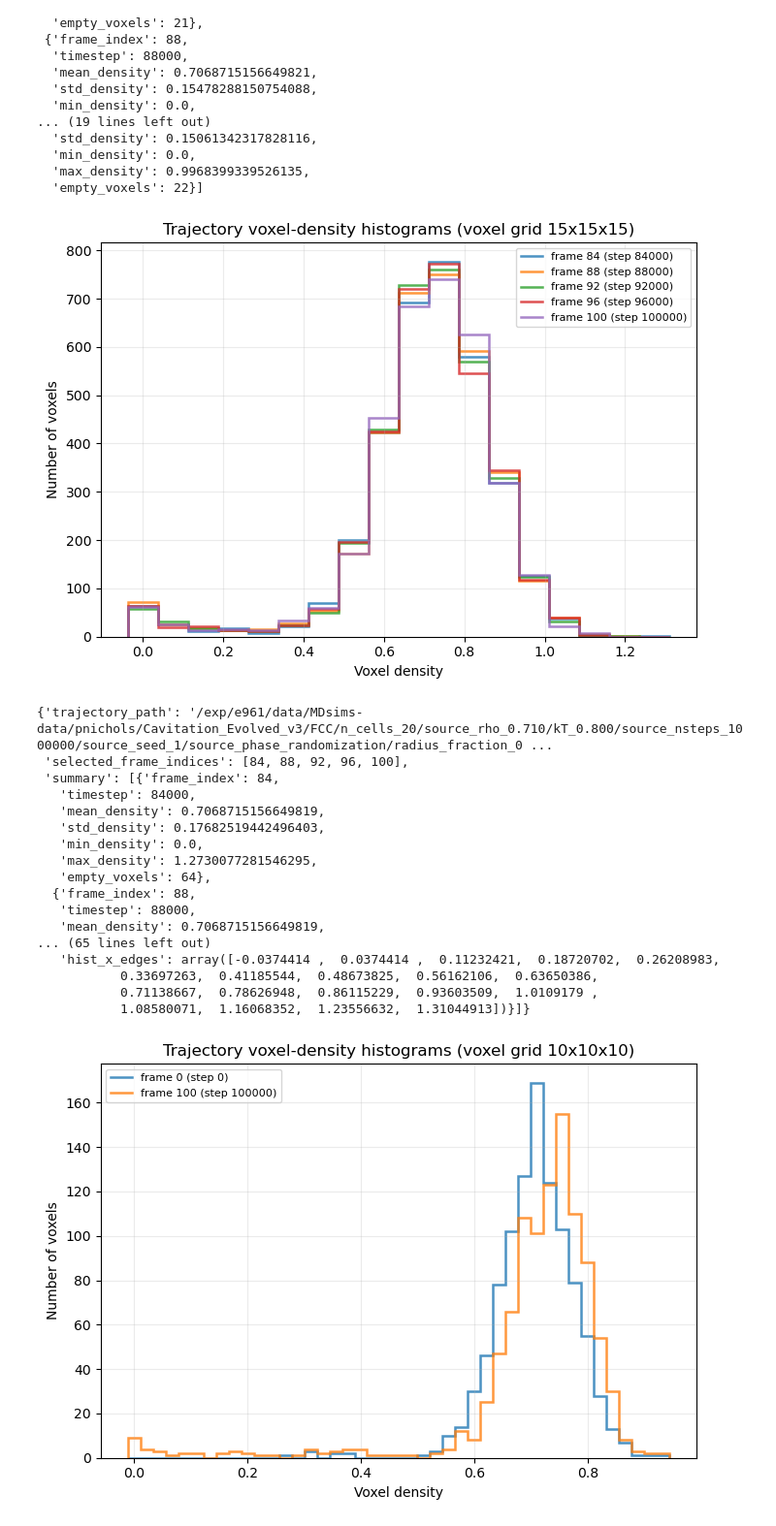
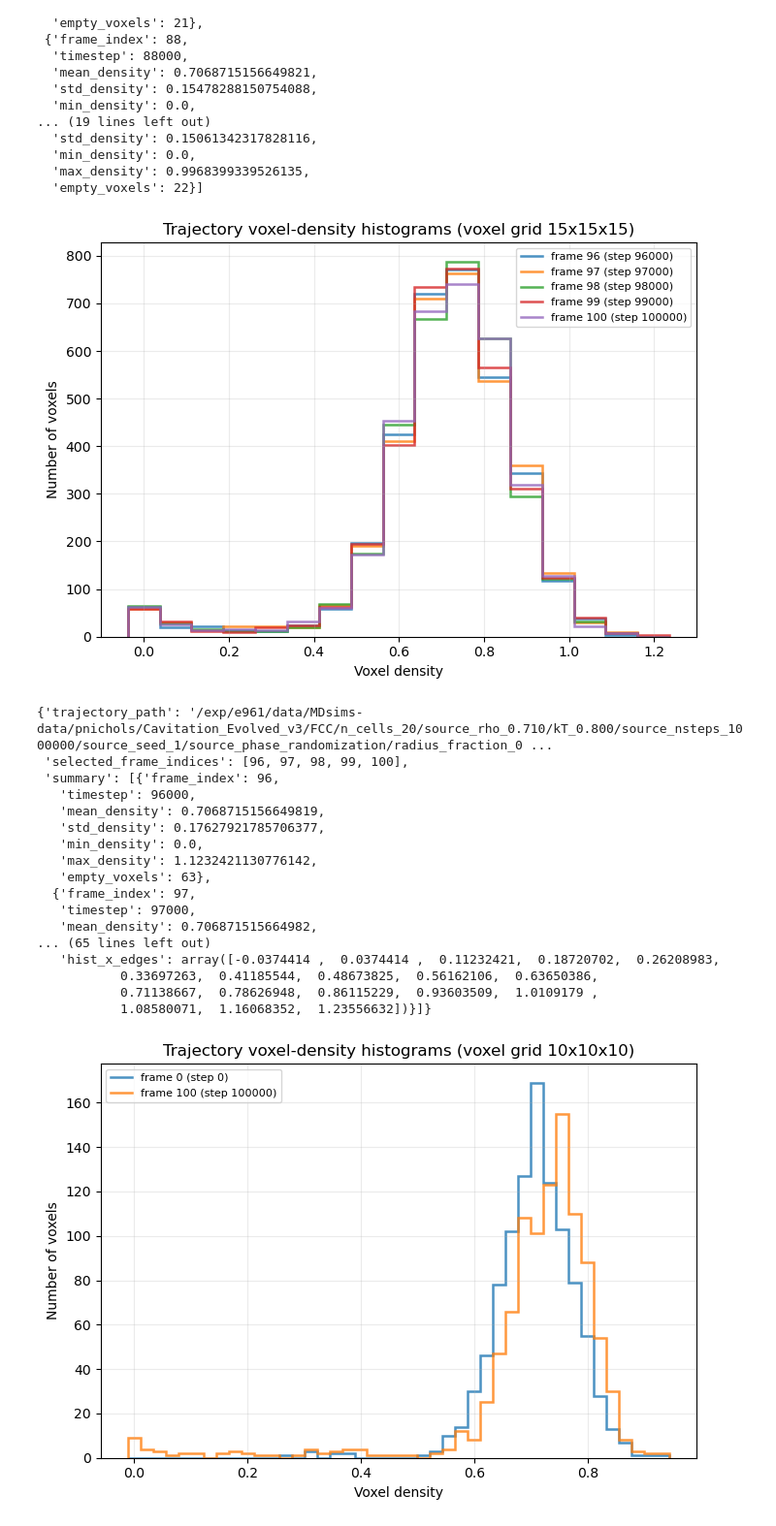
Before and after one commit to SBC-Collaboration/MDsims, a Jupyter notebook: Sandbox.ipynb, the cells around one changed output. Shown at 97% size. Drawn from its saved outputs; the diff is of its cells as text; code cells hidden in the pictures.

```diff
--- a/Sandbox.ipynb
+++ b/Sandbox.ipynb
@@ -123,29 +125,29 @@ voxel_hist["summary"]
 # %%
 vh.plot_trajectory_voxel_histograms(
     evolution,
     nbins=15,
     last_n=5,
-    skip=4,
+    skip=1,
 )
 # %% [output]
-[figure, old version]
+[figure, new version]
 {'trajectory_path': '/exp/e961/data/MDsims-data/pnichols/Cavitation_Evolved_v3/FCC/n_cells_20/source_rho_0.710/kT_0.800/source_nsteps_1000000/source_seed_1/source_phase_randomization/radius_fraction_0 ...
- 'selected_frame_indices': [84, 88, 92, 96, 100],
- 'summary': [{'frame_index': 84,
-   'timestep': 84000,
+ 'selected_frame_indices': [96, 97, 98, 99, 100],
+ 'summary': [{'frame_index': 96,
+   'timestep': 96000,
    'mean_density': 0.7068715156649819,
-   'std_density': 0.17682519442496403,
+   'std_density': 0.17627921785706377,
    'min_density': 0.0,
-   'max_density': 1.2730077281546295,
-   'empty_voxels': 64},
-  {'frame_index': 88,
-   'timestep': 88000,
-   'mean_density': 0.7068715156649819,
+   'max_density': 1.1232421130776142,
+   'empty_voxels': 63},
+  {'frame_index': 97,
+   'timestep': 97000,
+   'mean_density': 0.706871515664982,
 ... (65 lines left out)
    'hist_x_edges': array([-0.0374414 ,  0.0374414 ,  0.11232421,  0.18720702,  0.26208983,
            0.33697263,  0.41185544,  0.48673825,  0.56162106,  0.63650386,
            0.71138667,  0.78626948,  0.86115229,  0.93603509,  1.0109179 ,
-           1.08580071,  1.16068352,  1.23556632,  1.31044913])}]}
+           1.08580071,  1.16068352,  1.23556632])}]}
 # %%
 vh.plot_trajectory_voxel_histograms(
     evolution,
```
Also changed, not shown: parts of 1 cell of this notebook.
